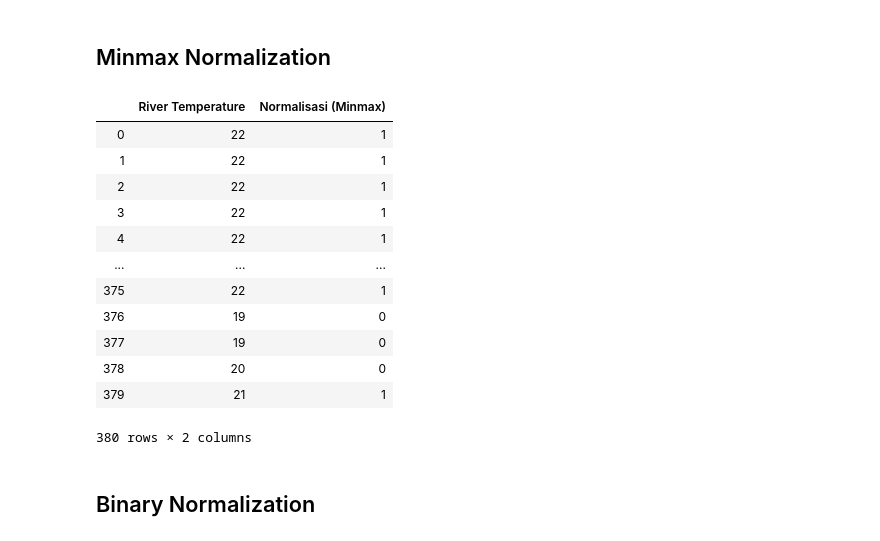
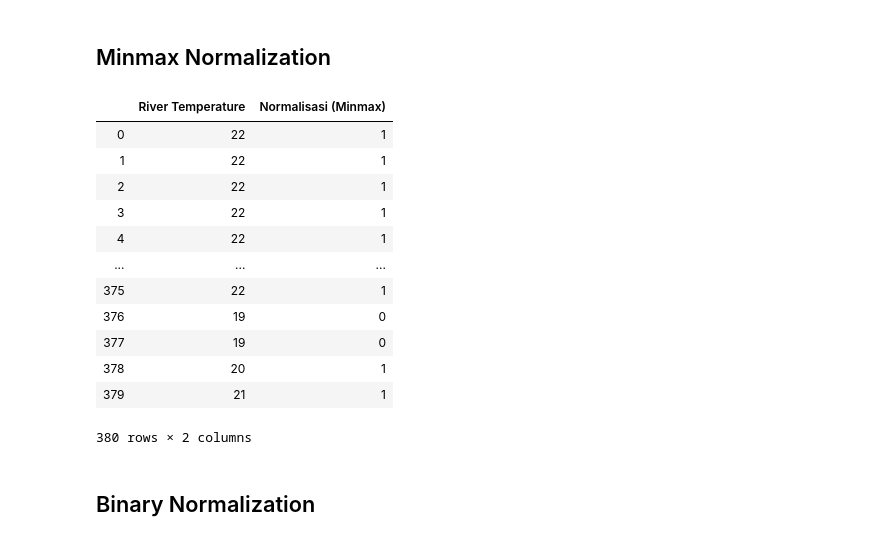
Before and after one commit to ibnutriyuono/machine-learning2019, a Jupyter notebook: Tugas 2 Normalization .ipynb, the cells around one changed output. Cells and saved outputs as stored; diff of their text form; code cells hidden in the pictures.

```diff
--- a/Tugas 2 Normalization .ipynb
+++ b/Tugas 2 Normalization .ipynb
@@ -433,20 +433,20 @@ tempAirMin
 # %% [markdown]
 ## Minmax Normalization
 # %%
-dataTempRiverMinMax = pd.DataFrame({'River Temperature': tempRiver, 'Normalisasi (Minmax)': binary(tempRiver)})
+dataTempRiverMinMax = pd.DataFrame({'River Temperature': tempRiver, 'Normalisasi (Minmax)': minmax(tempRiver)})
 dataTempRiverMinMax
 # %% [output]
 |  | River Temperature | Normalisasi (Minmax) |
 | 0 | 22 | 1 |
 | 1 | 22 | 1 |
 | 2 | 22 | 1 |
 | 3 | 22 | 1 |
 | 4 | 22 | 1 |
 | ... | ... | ... |
 | 375 | 22 | 1 |
 | 376 | 19 | 0 |
 | 377 | 19 | 0 |
-| 378 | 20 | 0 |
+| 378 | 20 | 1 |
 | 379 | 21 | 1 |
 380 rows × 2 columns
 # %% [markdown]
```
Also changed, not shown: parts of 3 cells of this notebook.
